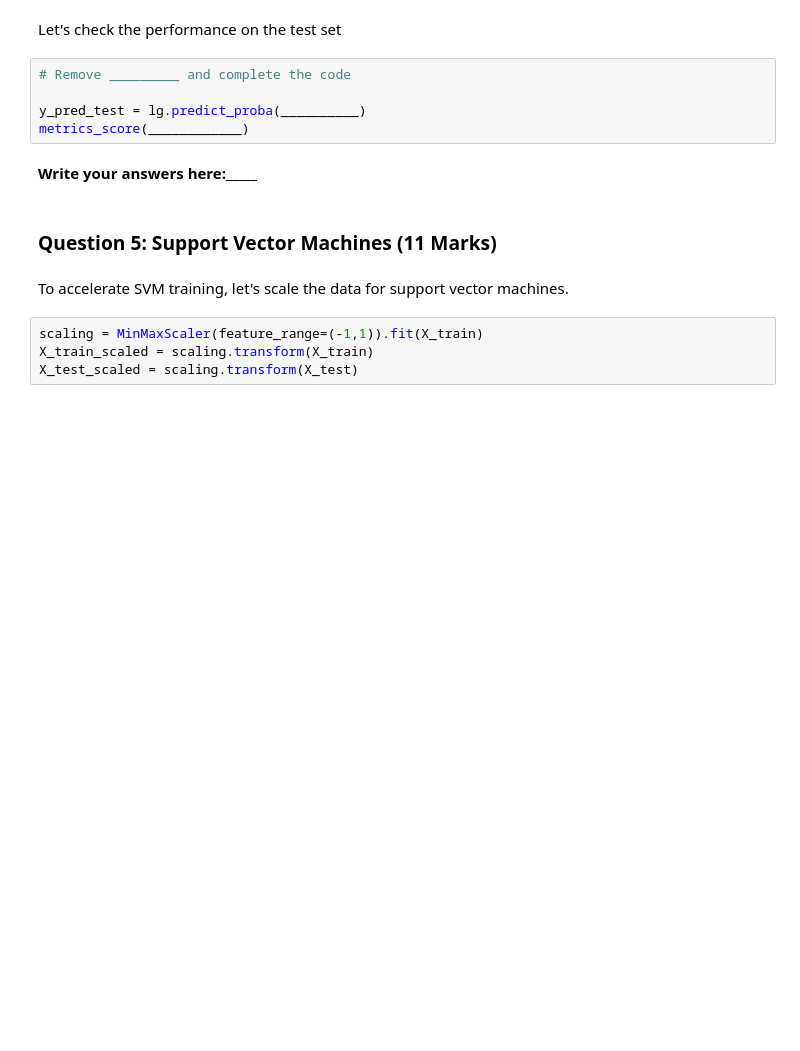
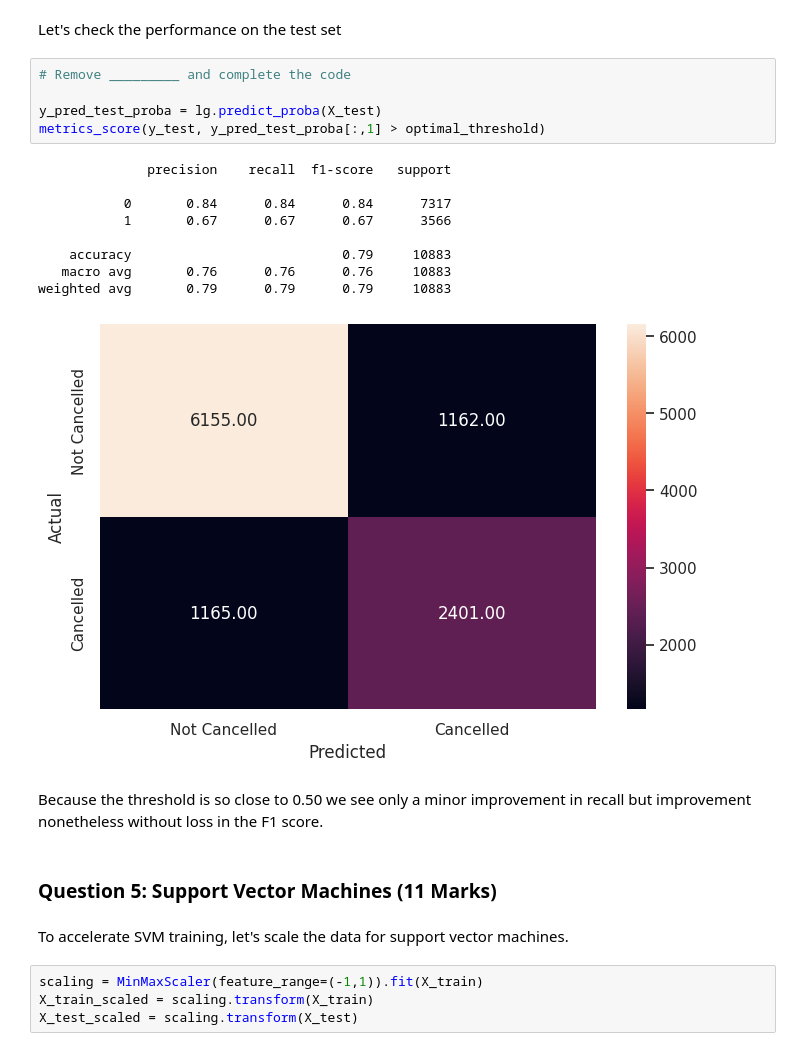
Before and after one commit to rbarrimond/great-learning, a Jupyter notebook: week-5-classification-and-hypothesis-testing/CHT_Graded_Project_Learner_Notebook.ipynb, the cells around one changed output. Cells and saved outputs as stored; diff of their text form; blank space fills up the shorter version.

```diff
--- a/week-5-classification-and-hypothesis-testing/CHT_Graded_Project_Learner_Notebook.ipynb
+++ b/week-5-classification-and-hypothesis-testing/CHT_Graded_Project_Learner_Notebook.ipynb
@@ -617,10 +634,20 @@ Let's check the performance on the test set
 # %%
 # Remove _________ and complete the code
 
-y_pred_test = lg.predict_proba(__________)
-metrics_score(____________)
+y_pred_test_proba = lg.predict_proba(X_test)
+metrics_score(y_test, y_pred_test_proba[:,1] > optimal_threshold)
+# %% [output]
+              precision    recall  f1-score   support
+
+           0       0.84      0.84      0.84      7317
+           1       0.67      0.67      0.67      3566
+
+    accuracy                           0.79     10883
+   macro avg       0.76      0.76      0.76     10883
+weighted avg       0.79      0.79      0.79     10883
+[figure, added]
 # %% [markdown]
-**Write your answers here:_____**
+Because the threshold is so close to 0.50 we see only a minor improvement in recall but improvement nonetheless without loss in the F1 score.
 # %% [markdown]
 ### **Question 5: Support Vector Machines (11 Marks)**
 # %% [markdown]
```
Also changed, not shown: parts of 51 cells of this notebook.
